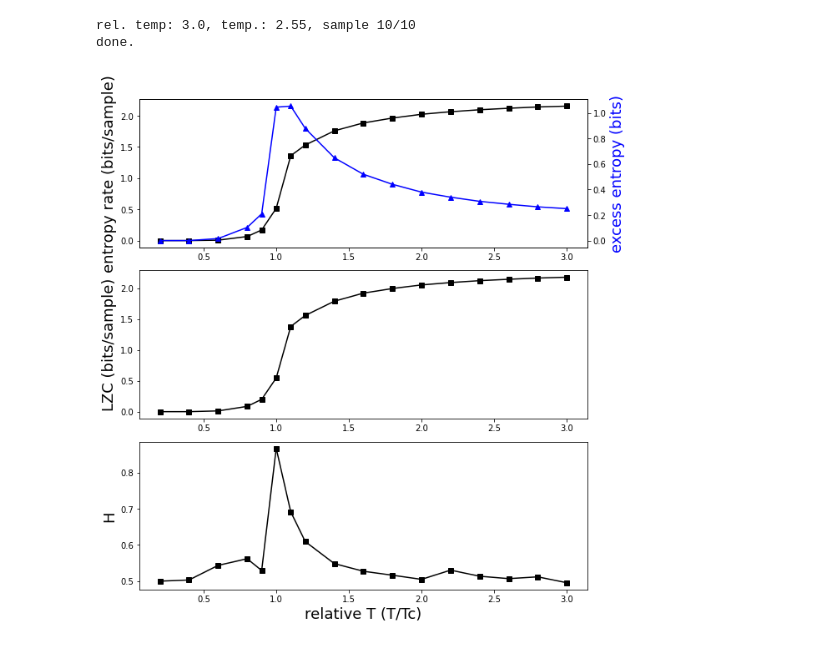
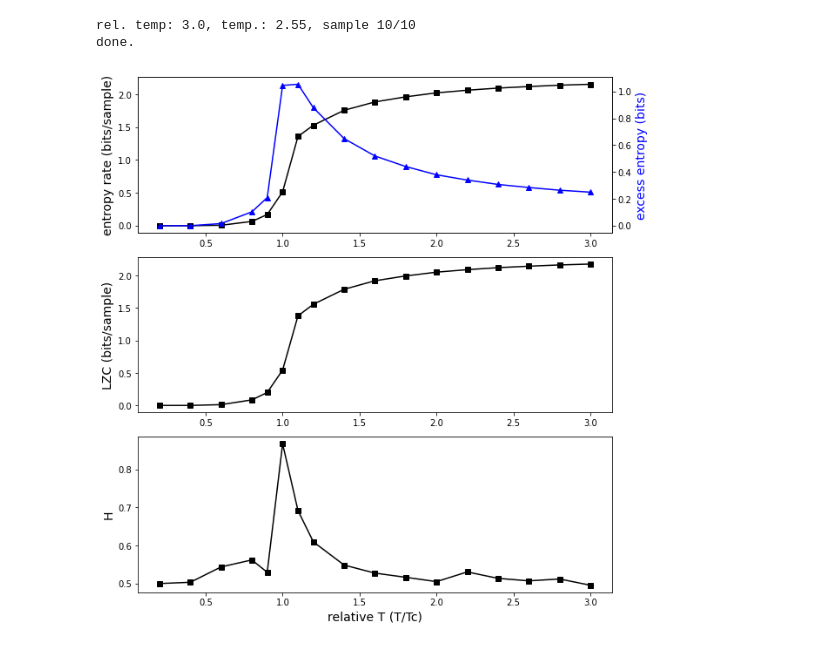
Before and after one commit to Frederic-vW/potts-complexity, a Jupyter notebook: potts_complexity.ipynb, the cells around one changed output. Cells and saved outputs as stored; diff of their text form; code cells hidden in the pictures.

Commit message:
changed fontsize

```diff
--- a/potts_complexity.ipynb
+++ b/potts_complexity.ipynb
@@ -72,22 +72,23 @@ rel. temp: 3.0, temp.: 2.55, sample 10/10
 done.
 # %%
 #%matplotlib qt
+fsize = 14
 fig, ax = plt.subplots(3, 1, figsize=(9,9))
 # entropy rate
 ax[0].plot(rtemps, er_arr.mean(axis=1), '-sk')
-ax[0].set_ylabel(f"entropy rate (bits/sample)", fontsize=18)
+ax[0].set_ylabel(f"entropy rate (bits/sample)", fontsize=fsize)
 # excess entropy
 ax0c = ax[0].twinx()
-ax0c.set_ylabel(f"excess entropy (bits)", color="b", fontsize=18)
+ax0c.set_ylabel(f"excess entropy (bits)", color="b", fontsize=fsize)
 ax0c.plot(rtemps, ee_arr.mean(axis=1), '-^b')
 # LZC
 ax[1].plot(rtemps, lzc_arr.mean(axis=1), '-sk')
-ax[1].set_ylabel(f"LZC (bits/sample)", fontsize=18)
+ax[1].set_ylabel(f"LZC (bits/sample)", fontsize=fsize)
 # Hurst exponent
 ax[2].plot(rtemps, h_arr.mean(axis=1), '-sk')
-ax[2].set_ylabel(f"H", fontsize=18)
-ax[2].set_xlabel(f"relative T (T/Tc)", fontsize=18)
+ax[2].set_ylabel(f"H", fontsize=fsize)
+ax[2].set_xlabel(f"relative T (T/Tc)", fontsize=fsize)
 plt.tight_layout()
 plt.show()
 # %% [output]
-[figure, old version]
+[figure, new version]
```
Also changed, not shown: 2 other files.
